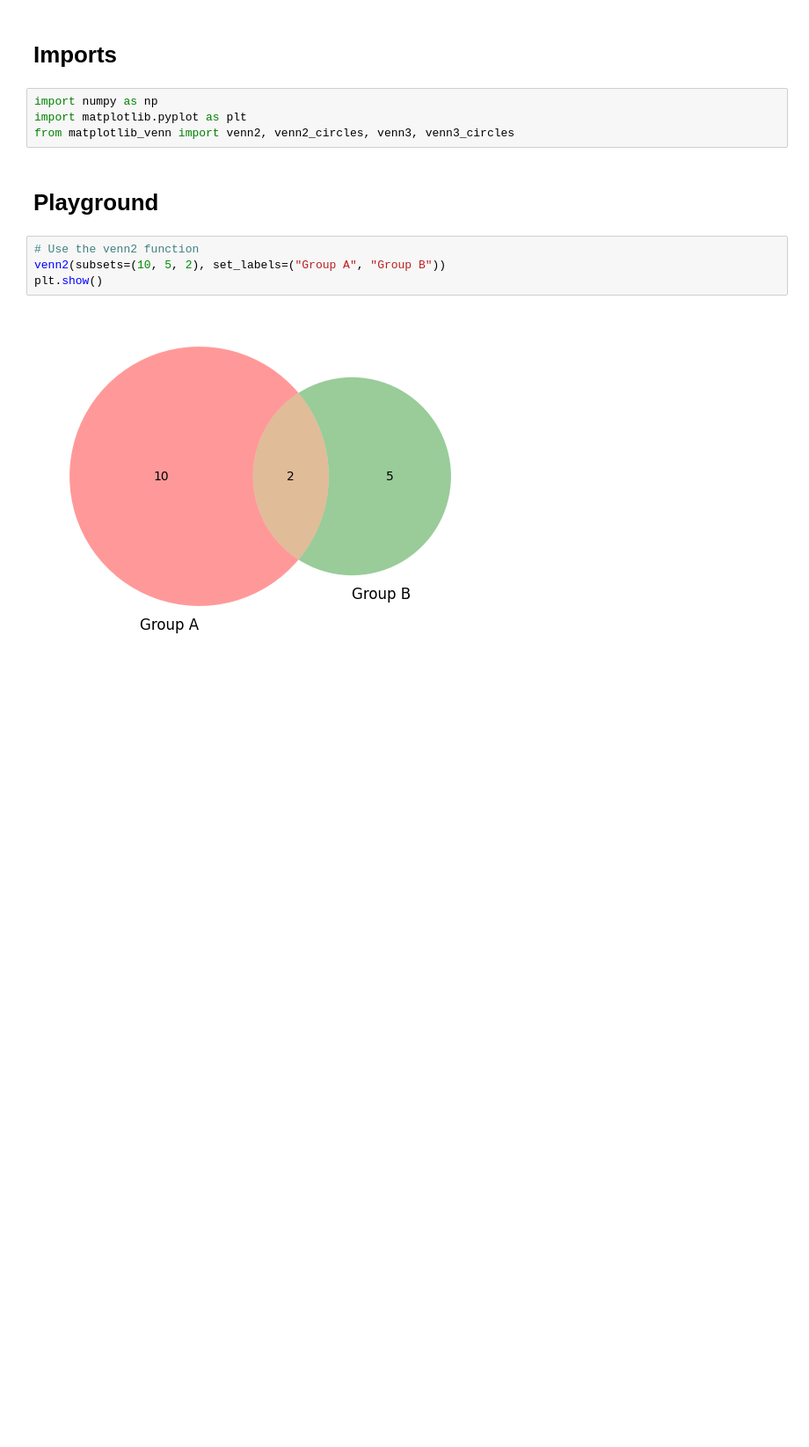
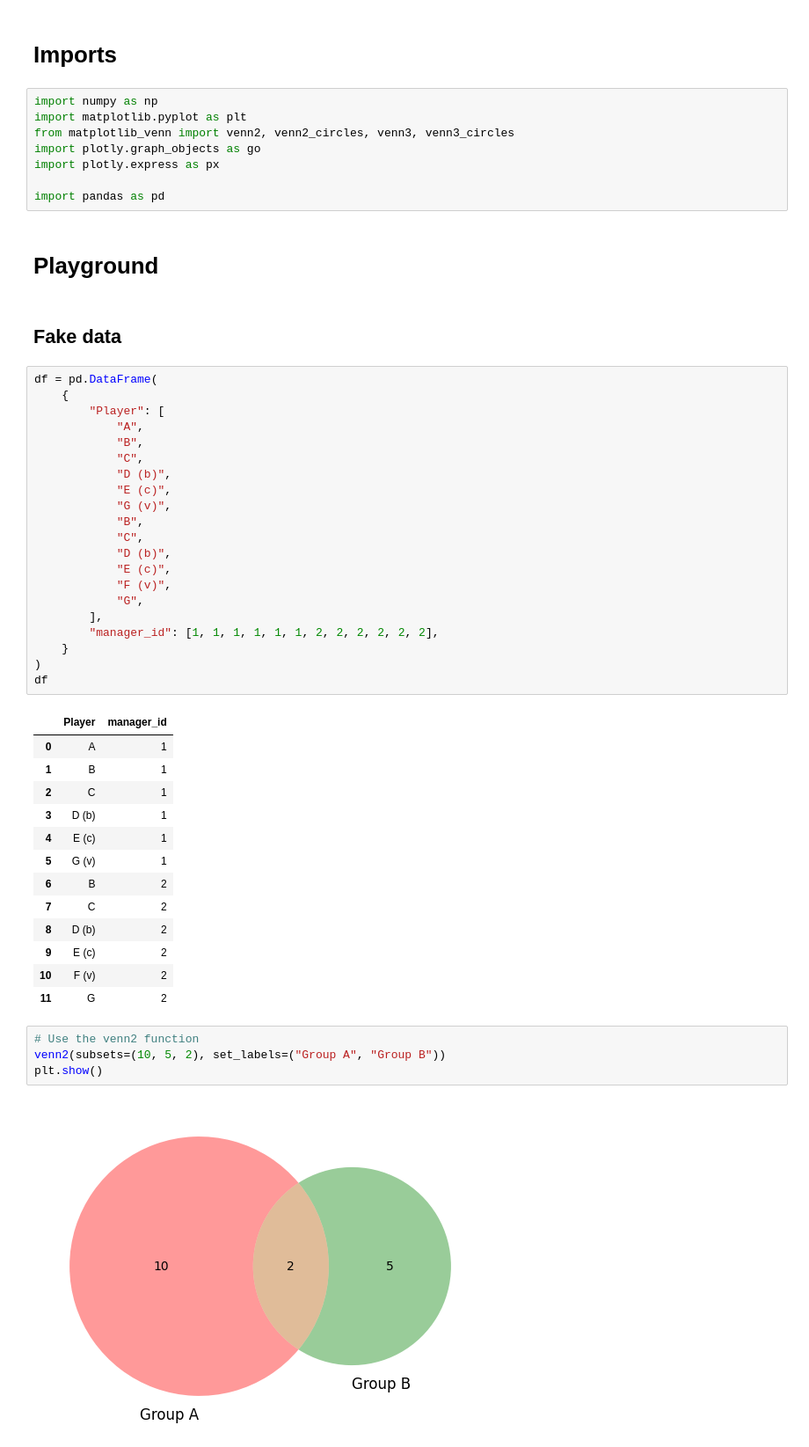
Before and after one commit to RACollins/fpl-forecast-optimise, a Jupyter notebook: notebooks/2.3-venn-diagrams.ipynb, the cells around one changed output. Shown: that part at 88% size. Cells and saved outputs as stored; diff of their text form; blank space fills up the shorter version.

```diff
--- a/notebooks/2.3-venn-diagrams.ipynb
+++ b/notebooks/2.3-venn-diagrams.ipynb
@@ -4,8 +4,49 @@
 import numpy as np
 import matplotlib.pyplot as plt
 from matplotlib_venn import venn2, venn2_circles, venn3, venn3_circles
+import plotly.graph_objects as go
+import plotly.express as px
+
+import pandas as pd
 # %% [markdown]
 # Playground
+# %% [markdown]
+## Fake data
+# %%
+df = pd.DataFrame(
+    {
+        "Player": [
+            "A",
+            "B",
+            "C",
+            "D (b)",
+            "E (c)",
+            "G (v)",
+            "B",
+            "C",
+            "D (b)",
+            "E (c)",
+            "F (v)",
+            "G",
+        ],
+        "manager_id": [1, 1, 1, 1, 1, 1, 2, 2, 2, 2, 2, 2],
+    }
+)
+df
+# %% [output]
+|  | Player | manager_id |
+| 0 | A | 1 |
+| 1 | B | 1 |
+| 2 | C | 1 |
+| 3 | D (b) | 1 |
+| 4 | E (c) | 1 |
+| 5 | G (v) | 1 |
+| 6 | B | 2 |
+| 7 | C | 2 |
+| 8 | D (b) | 2 |
+| 9 | E (c) | 2 |
+| 10 | F (v) | 2 |
+| 11 | G | 2 |
 # %%
 # Use the venn2 function
 venn2(subsets=(10, 5, 2), set_labels=("Group A", "Group B"))
```
Also changed, not shown: parts of 14 cells of this notebook, 1 other file.
